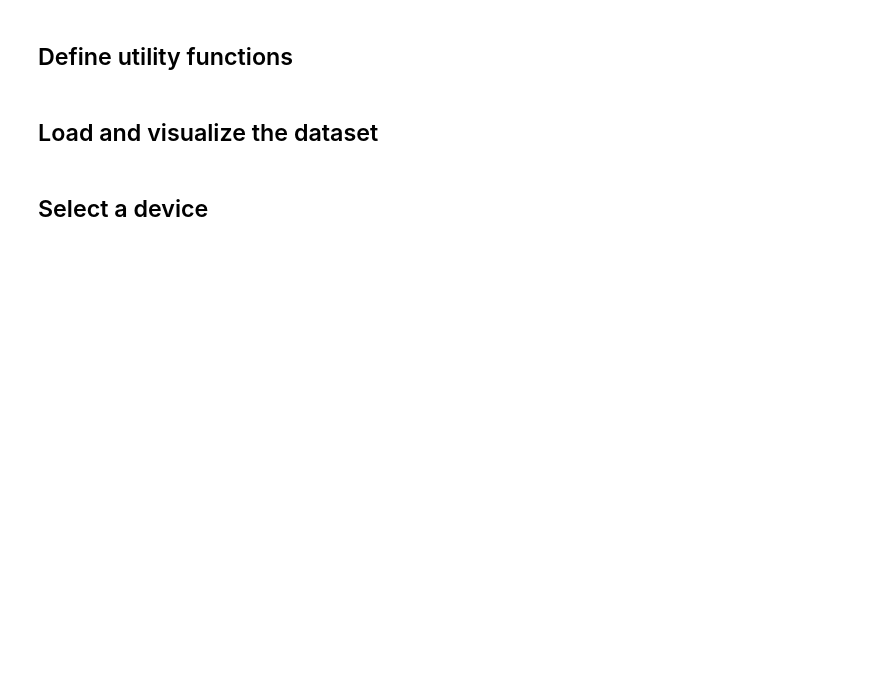
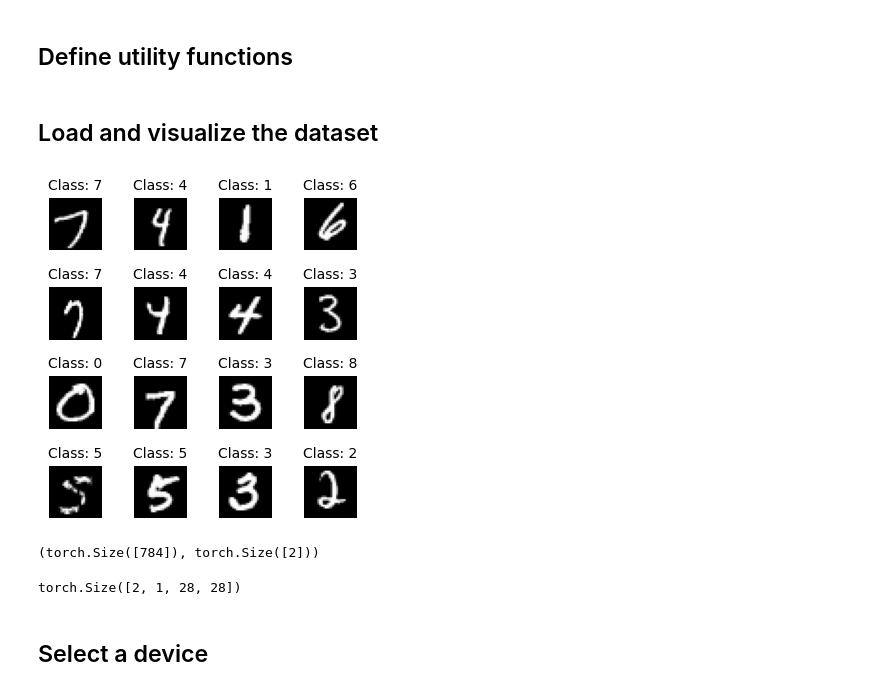
Before and after one commit to AsmaaQ25/GenAI-CMP637-2025, a Jupyter notebook: Notebooks/MNIST.ipynb, the cells around one changed output. Saved outputs shown, nothing was run; the diff lists cells and outputs as text; code cells hidden in the pictures; blank space fills up the shorter version.

```diff
--- a/Notebooks/MNIST.ipynb
+++ b/Notebooks/MNIST.ipynb
@@ -32,6 +30,8 @@ use_discrete_data = False
 # - y: A tensor of shape [Batch Size] and type int64
 def show_images(x: torch.Tensor, y: torch.Tensor):
   # Convert images to a color uint8 numpy array
+  #first unflatten the tensor
+  x = x.view(x.shape[0], 1, 28, 28)
   if use_discrete_data:
     x = x[:, 0].clamp(0,255).cpu().numpy()
     x = np.stack([x.astype(np.uint8)]*3, axis=-1)
@@ -59,12 +59,26 @@ def show_images(x: torch.Tensor, y: torch.Tensor):
 if use_discrete_data:
   transform = transforms.Compose([
       transforms.PILToTensor(),
+      transforms.Lambda(lambda t: t.view(-1))            ## (1,28,28) => (784,)
   ])
 else:
   transform = transforms.Compose([
       transforms.ToTensor(),
+      transforms.Lambda(lambda t: t.view(-1))            ## (1,28,28) => (784,)
   ])
 
 # This will load the dataset into the folder "datasets" the first time it is run
 dataset = torchvision.datasets.MNIST(root="datasets", download=True, transform=transform)
+# %%
+def show_dataset_sample(sample_size: int = 100):
+  # sample_size must be a square number so the grid is all full
+  loader = DataLoader(dataset, batch_size=sample_size, shuffle=True)
+  x, y = next(iter(loader))
+  x = x.view(sample_size, 1, 28, 28)
+  y = y.view(sample_size)
+  show_images(x, y)
+
+show_dataset_sample(sample_size=16)
+# %% [output]
+[figure, added]
 # %%
@@ -76,0 +87,8 @@ show_dataset_sample()
+# %%
+x[0].shape, y.shape
+# %% [output]
+(torch.Size([784]), torch.Size([2]))
+# %%
+x.view(2, 1, 28, 28).shape
+# %% [output]
+torch.Size([2, 1, 28, 28])
```
Also changed, not shown: parts of 12 cells of this notebook.
